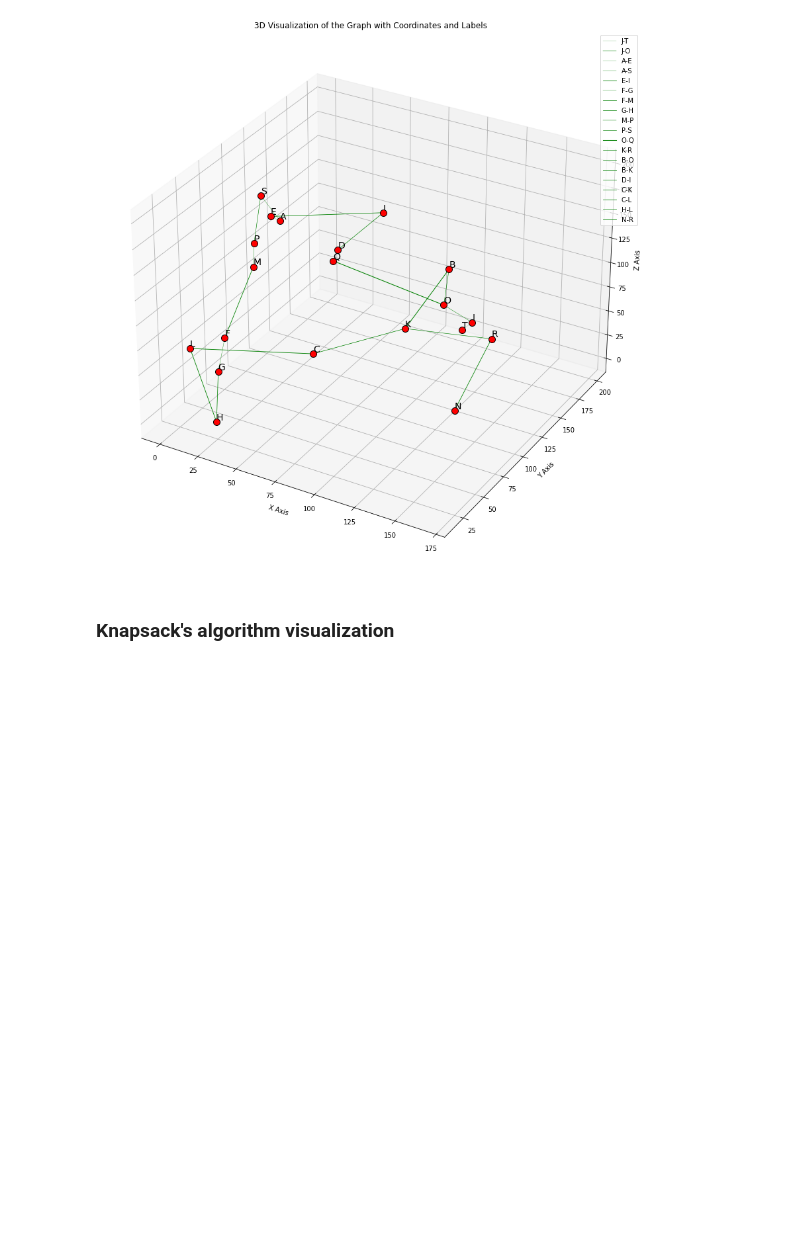
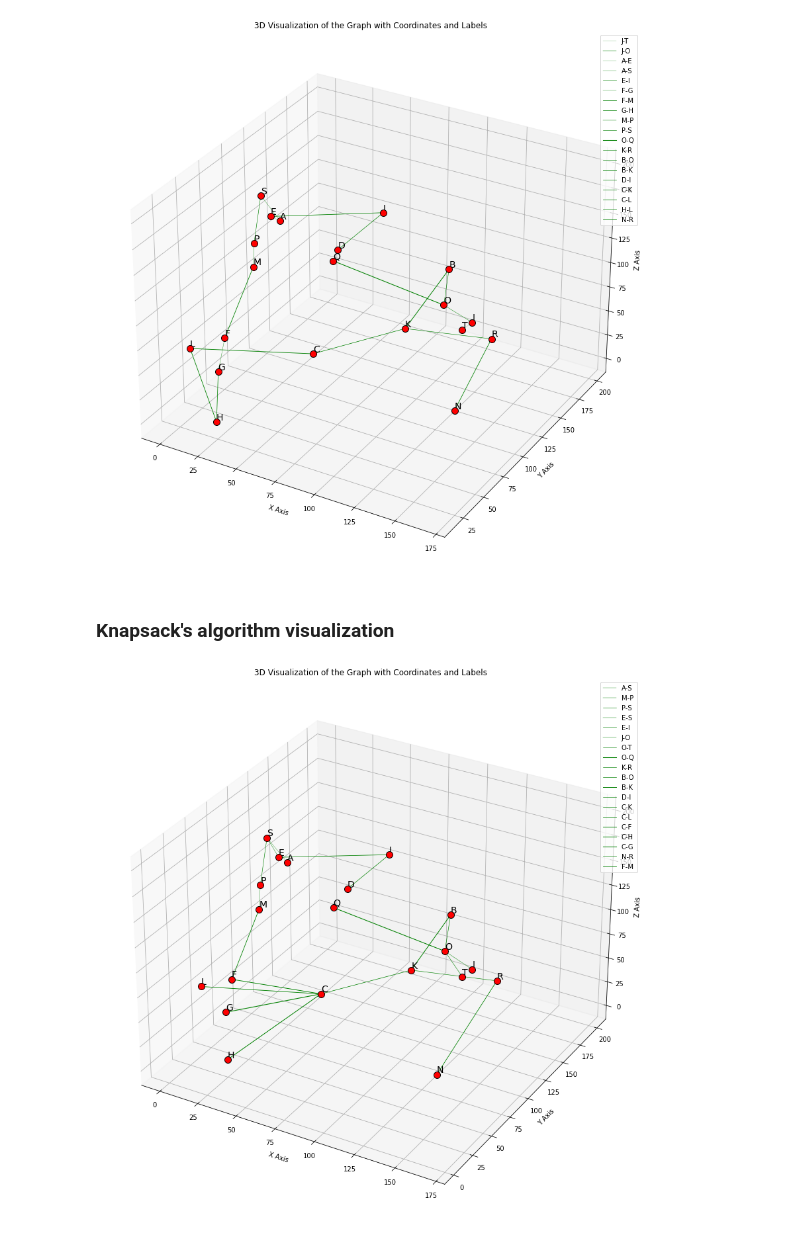
Before and after one commit to ayaan278/Algorithm, a Jupyter notebook: Graphs.ipynb, the cells around one changed output. Cells and saved outputs as stored; diff of their text form; code cells hidden in the pictures; blank space fills up the shorter version.

```diff
--- a/Graphs.ipynb
+++ b/Graphs.ipynb
@@ -113,12 +110,12 @@ def read_coordinates(filename):
         coordinates = {row[0]: [float(x) for x in row[1:4]] for row in reader}
     return coordinates
 
-# Your edge data file
-edges_file = "./Dataset/DataSet2/edges.csv"
+# Edge data file
+edges_file = "./DatasetsSamples/DataSet2/edges.csv"
 edges = read_edges(edges_file)
 
-# Your coordinates data file
-coordinates_file = "./Dataset/DataSet2/coordinates.csv"
+# Coordinates data file
+coordinates_file = "./DatasetsSamples/DataSet2/coordinates.csv"
 coordinates = read_coordinates(coordinates_file)
 # %% [markdown]
 ### Co-ordinates in 3d format visualisation
@@ -193,7 +190,7 @@ plt.show()
 G = nx.DiGraph()
 
 # Your edge data file
-edges_file = "./Output/Question3/Dijkstra's_Visualization.csv"
+edges_file = "./Outputs/Question3/Dijkstra's_Visualization.csv"
 edges = read_edges(edges_file)
 
 # Add edges to the graph
@@ -233,7 +230,7 @@ plt.show()
 G = nx.DiGraph()
 
 # Your edge data file
-edges_file = "./Output/Question3/Kruskal's_Visualization.csv"
+edges_file = "./Outputs/Question3/Kruskal's_Visualization.csv"
 edges = read_edges(edges_file)
 
 # Add edges to the graph
@@ -273,34 +270,36 @@ plt.show()
 G = nx.DiGraph()
 
 # Your edge data file
-edges_file = "./Output/Question4/Knapsack's_Visualization.csv"
+edges_file = "./Outputs/Question4/Knapsack's_Visualization.csv"
 edges = read_edges(edges_file)
 
 # Add edges to the graph
 for edge in edges:
     G.add_edge(edge[0], edge[1], weight=float(edge[2]))
 
 # Extract coordinates
 coords = {node: coordinates[node] for node in G.nodes}
 
 # Draw the graph
 fig = plt.figure(figsize=(15, 15))
 ax = fig.add_subplot(111, projection='3d')
 
 for edge in G.edges(data=True):
     start, end, weight = edge
     x, y, z = zip(*[coords[start], coords[end]])
     ax.plot(x, y, z, label=f'{start}-{end}', linewidth=weight['weight'] / 80, color='green')
 
 # Draw larger nodes with labels
 for node, (x, y, z) in coords.items():
     ax.scatter(x, y, z, s=100, color='red', edgecolors='black', alpha=1)
     ax.text(x, y, z, node, fontsize=14, ha='left', va='bottom')
 
 ax.set_xlabel('X Axis')
 ax.set_ylabel('Y Axis')
 ax.set_zlabel('Z Axis')
 
 plt.legend()
 plt.title('3D Visualization of the Graph with Coordinates and Labels')
 plt.show()
+# %% [output]
+[figure, added]
```
Also changed, not shown: parts of 1 cell of this notebook, 11 other files.
